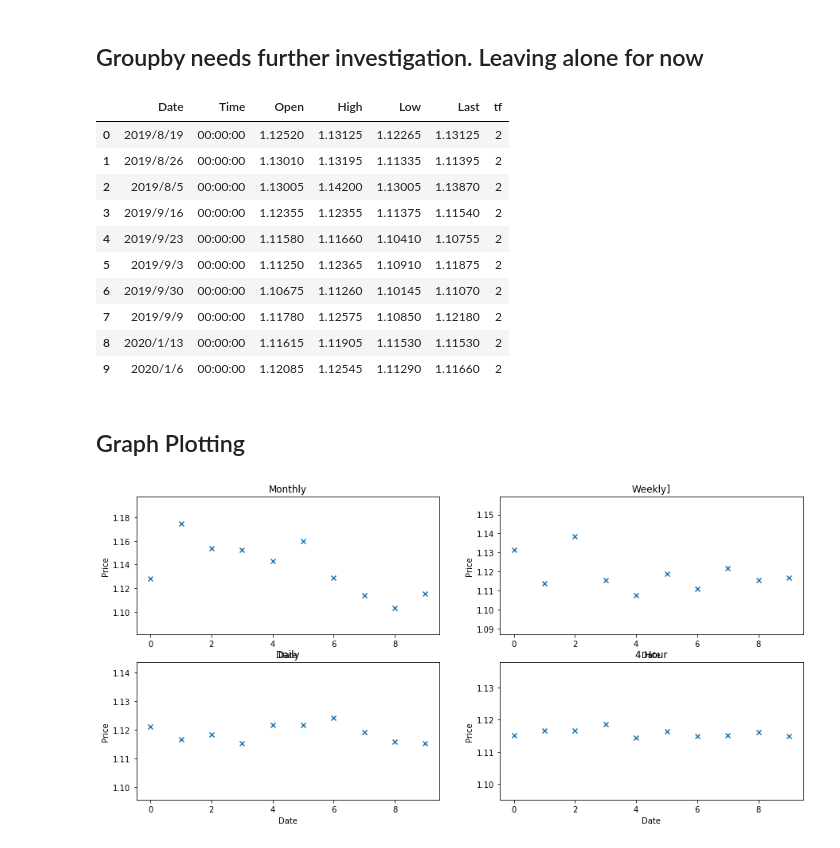
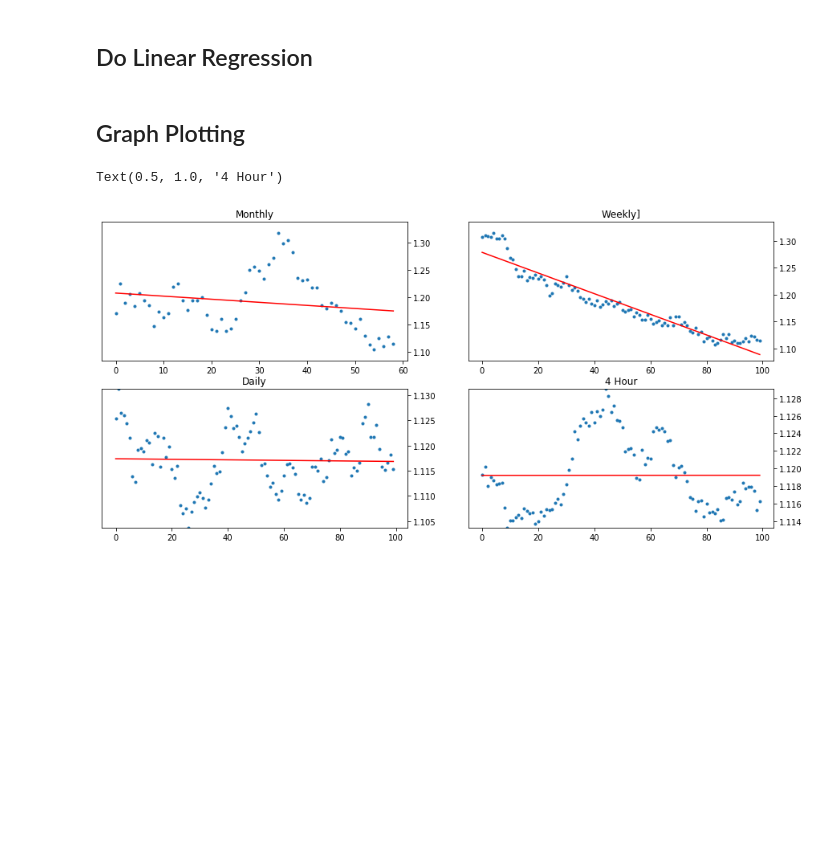
Before and after one commit to grantxx/pandas_demo, a Jupyter notebook: Currencies_2.ipynb, the cells around one changed output. Saved outputs shown, nothing was run; the diff lists cells and outputs as text; code cells hidden in the pictures; blank space fills up the shorter version.

```diff
--- a/Currencies_2.ipynb
+++ b/Currencies_2.ipynb
@@ -27,7 +12,0 @@ df4hr = pd.read_csv('data/eu4h.csv',skipinitialspace=True, usecols=cols)
-# %%
-dfm['tf'] = 1
-dfw['tf'] = 2
-dfd['tf'] = 3
-df4hr['tf'] = 4
-df1hr['tf'] = 5
-print(dfd['Last'].max())
@@ -53,9 +15,8 @@ bigdata = 1543 rows
 # %%
 #reset index
 def cleanup2(df):
-    df.sort_values(by=['Date'], inplace=True, ascending=True)
-    df = df.tail(10)
-    df.reset_index(drop=True, inplace=True)
+    df = df.tail(100)
+    df.reset_index(inplace=True)
     return df
 
 dfm = cleanup2(dfm)
@@ -66,26 +27,5 @@ df4hr = cleanup2(df4hr)
 df4hr.dtypes
 ##Add another column combining data and time for plotting later
 df4hr['Datetime_col'] = df4hr['Date'] + df4hr['Time']
-# %% [markdown]
-## Groupby needs further investigation. Leaving alone for now
-# %%
-# #bigdata.set_option('display.max_rows', None)
-# # bigdata['date'] =  pd.to_datetime(bigdata['Date'])
-# s = bigdata.groupby(['tf','Date']).size()
-# #pd.set_option('display.max_rows',None)
-# pd.set_option('max_rows', 10)
-# #s = bigdata.groupby('tf')['Date'].count()
-# s
-dfw
-# %% [output]
-|  | Date | Time | Open | High | Low | Last | tf |
-| 0 | 2019/8/19 | 00:00:00 | 1.12520 | 1.13125 | 1.12265 | 1.13125 | 2 |
-| 1 | 2019/8/26 | 00:00:00 | 1.13010 | 1.13195 | 1.11335 | 1.11395 | 2 |
-| 2 | 2019/8/5 | 00:00:00 | 1.13005 | 1.14200 | 1.13005 | 1.13870 | 2 |
-| 3 | 2019/9/16 | 00:00:00 | 1.12355 | 1.12355 | 1.11375 | 1.11540 | 2 |
-| 4 | 2019/9/23 | 00:00:00 | 1.11580 | 1.11660 | 1.10410 | 1.10755 | 2 |
-| 5 | 2019/9/3 | 00:00:00 | 1.11250 | 1.12365 | 1.10910 | 1.11875 | 2 |
-| 6 | 2019/9/30 | 00:00:00 | 1.10675 | 1.11260 | 1.10145 | 1.11070 | 2 |
-| 7 | 2019/9/9 | 00:00:00 | 1.11780 | 1.12575 | 1.10850 | 1.12180 | 2 |
-| 8 | 2020/1/13 | 00:00:00 | 1.11615 | 1.11905 | 1.11530 | 1.11530 | 2 |
-| 9 | 2020/1/6 | 00:00:00 | 1.12085 | 1.12545 | 1.11290 | 1.11660 | 2 |
+# %% [markdown]
+## Do Linear Regression
@@ -94,21 +38,40 @@ dfw
 # %%
 # fig, axs = plt.subplots(figsize=(15,7))
 # axs.scatter(dfm.Date, dfm.Last)
 fig, axs = plt.subplots(2, 2, figsize=(15,7))
-axs[0, 0].scatter(dfm.index, dfm.Last, marker='x')
+axs[0, 0].scatter(dfm.index, dfm.Last, marker=".")
 axs[0, 0].set_title('Monthly')
-axs[0, 1].scatter(dfw.index, dfw.Last, marker='x')
-axs[0, 1].set_title('Weekly]')
-axs[1, 0].scatter(dfd.index, dfd.Last, marker='x')
+axs[0, 0].yaxis.tick_right()
+# Fit with polyfit
+b, m = polyfit(dfm.index, dfm.Last, 1)
+axs[0, 0].plot(dfm.index, b + m * dfm.index, 'r-')
+
+axs[0, 1].scatter(dfw.index, dfw.Last, marker='.')
+axs[0, 1].set_title('Weekly')
+axs[0, 1].yaxis.tick_right()
+b, m = polyfit(dfw.index, dfw.Last, 1)
+axs[0, 1].plot(dfw.index, b + m * dfw.index, 'r-')
+
+axs[1, 0].scatter(dfd.index, dfd.Last, marker='.')
+axs[1, 0].set_ylim([dfd.Last.min(), dfd.Last.max()])
 axs[1, 0].set_title('Daily')
-axs[1, 1].scatter(df4hr.index, df4hr.Last, marker='x')
+axs[1, 0].yaxis.tick_right()
+b, m = polyfit(dfd.index, dfd.Last, 1)
+axs[1, 0].plot(dfd.index, b + m * dfd.index, 'r-')
+
+axs[1, 1].scatter(df4hr.index, df4hr.Last, marker='.')
+axs[1, 1].set_ylim([df4hr.Last.min(), df4hr.Last.max()])
+axs[1, 1].yaxis.tick_right()
+b, m = polyfit(df4hr.index, df4hr.Last, 1)
+axs[1, 1].plot(df4hr.index, b + m * df4hr.index, 'r-')
 axs[1, 1].set_title('4 Hour')
 
-for ax in axs.flat:
-    ax.set(xlabel='Date', ylabel='Price')
+# for ax in axs.flat:
+#     ax.set(xlabel='Date', ylabel='Price')
 
 # Hide x labels and tick labels for top plots and y ticks for right plots.
 # for ax in axs.flat:
 #     ax.label_outer()
 # %% [output]
+Text(0.5, 1.0, '4 Hour')
-[figure, old version]
+[figure, new version]
```
Also changed, not shown: parts of 9 cells of this notebook.
